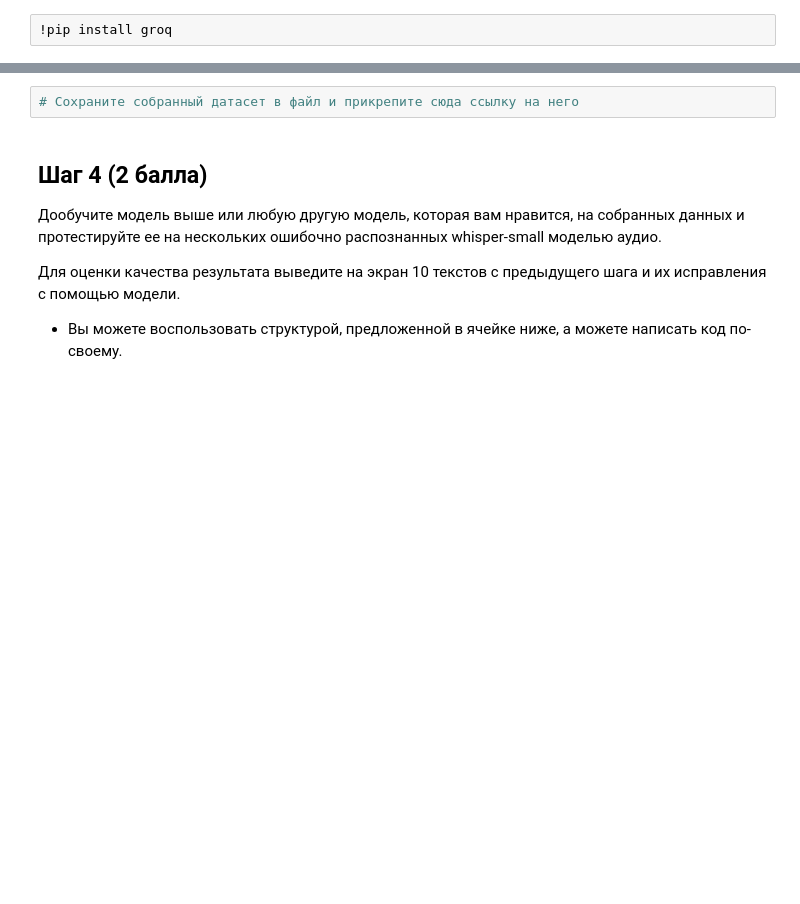
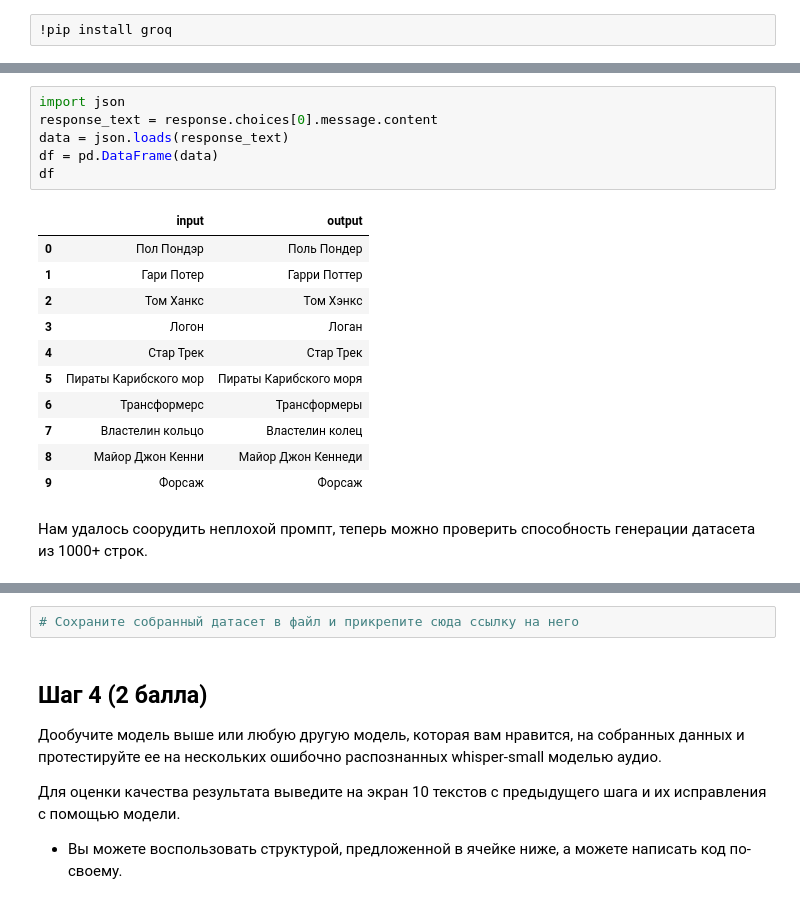
Before and after one commit to just-hw/GEN_HW1, a Jupyter notebook: Hometasks/Base/GenDL_HT1_base_2026.ipynb, the cells around one changed output, grey strips where cells are left out. Saved outputs shown, nothing was run; the diff lists cells and outputs as text; blank space fills up the shorter version.

```diff
--- a/Hometasks/Base/GenDL_HT1_base_2026.ipynb
+++ b/Hometasks/Base/GenDL_HT1_base_2026.ipynb
@@ -315,0 +512,20 @@ print(response.choices[0].message.content)
+# %%
+import json
+response_text = response.choices[0].message.content
+data = json.loads(response_text)
+df = pd.DataFrame(data)
+df
+# %% [output]
+|  | input | output |
+| 0 | Пол Пондэр | Поль Пондер |
+| 1 | Гари Потер | Гарри Поттер |
+| 2 | Том Ханкс | Том Хэнкс |
+| 3 | Логон | Логан |
+| 4 | Стар Трек | Стар Трек |
+| 5 | Пираты Карибского мор | Пираты Карибского моря |
+| 6 | Трансформерс | Трансформеры |
+| 7 | Властелин кольцо | Властелин колец |
+| 8 | Майор Джон Кенни | Майор Джон Кеннеди |
+| 9 | Форсаж | Форсаж |
+# %% [markdown]
+Нам удалось соорудить неплохой промпт, теперь можно проверить способность генерации датасета из 1000+ строк.
```
Also changed, not shown: parts of 16 cells of this notebook.
